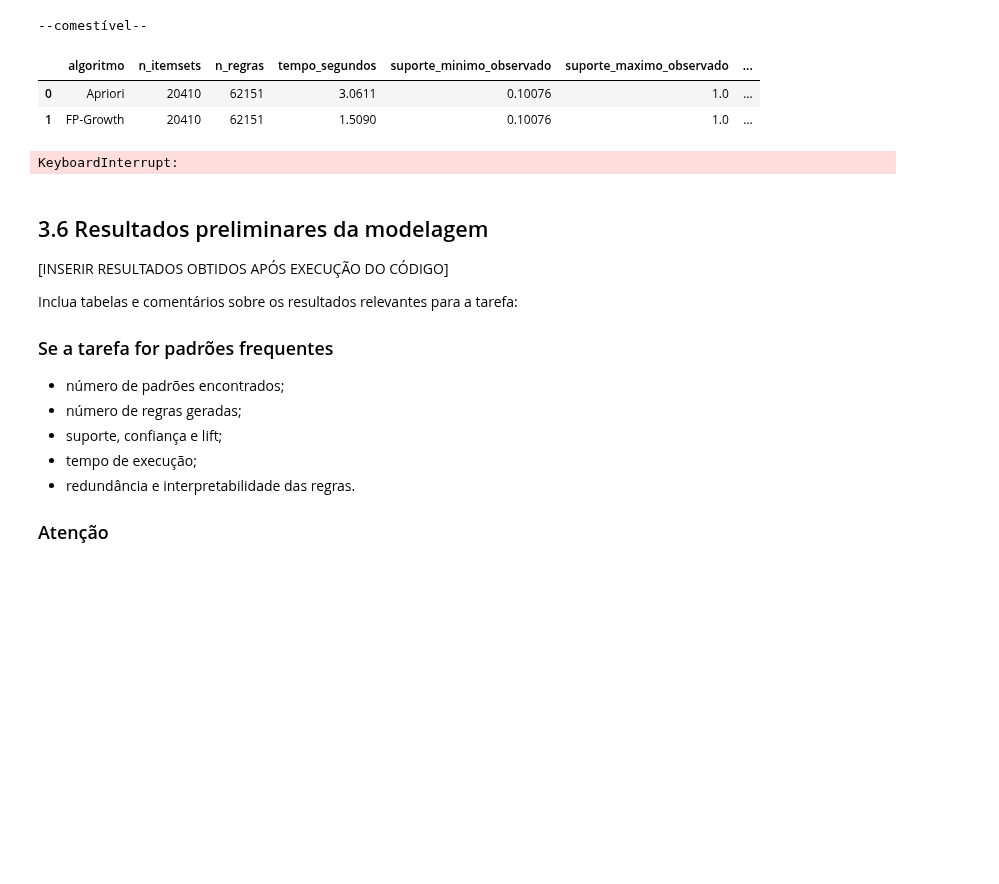
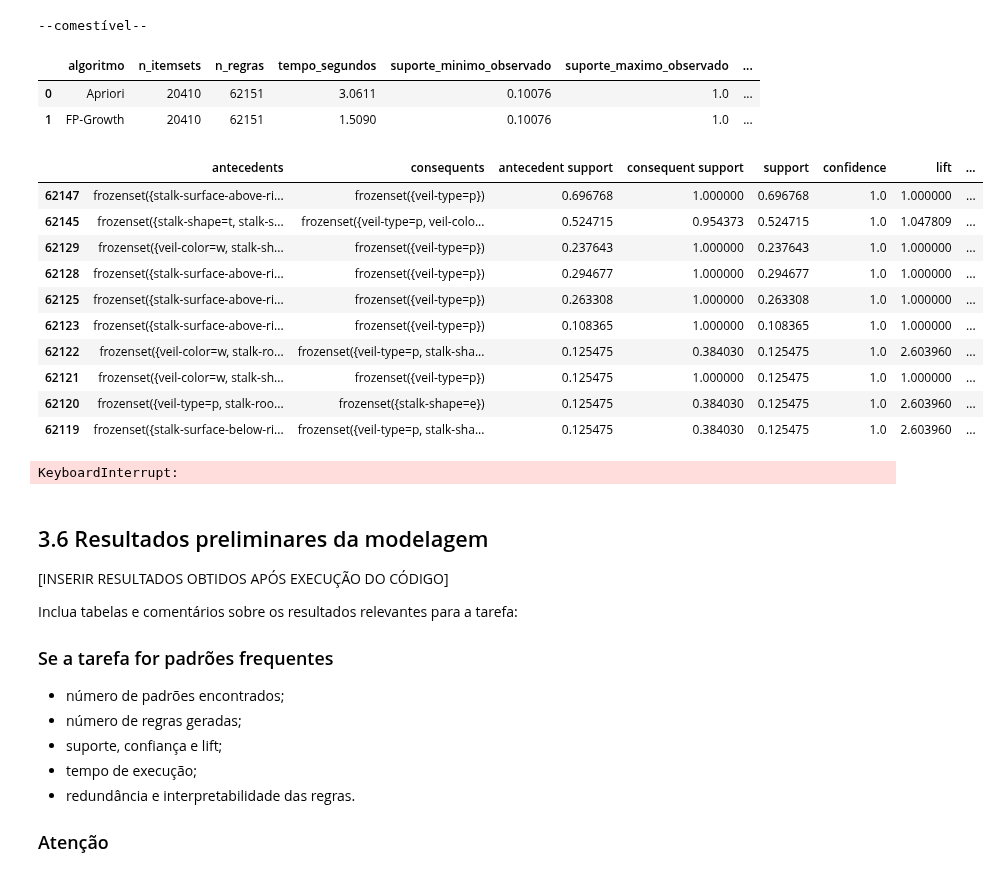
Before and after one commit to DaviOSad/Online-Players-Behavior-Segmentation, a Jupyter notebook: TP1_Fase2_Grupo11.ipynb, the cells around one changed output. Cells and saved outputs as stored; diff of their text form; code cells hidden in the pictures; blank space fills up the shorter version.

```diff
--- a/TP1_Fase2_Grupo11.ipynb
+++ b/TP1_Fase2_Grupo11.ipynb
@@ -1092,6 +1090,20 @@ Requirement already satisfied: threadpoolctl>=3.2.0 in C:\Users\Tsuyy\AppData\Lo
 # Exemplo de execução de Apriori e FP-Growth com mlxtend
 # Esta célula é semi-funcional e depende da instalação da biblioteca mlxtend.
 # O grupo deve ajustar suporte, confiança e métrica conforme o problema.
+
+def filtrar_regras_de_classe(regras: pd.DataFrame) -> pd.DataFrame:
+    consequentes_validos = {
+        frozenset({"classe=poisonous"}),
+        frozenset({"classe=edible"})
+    }
+
+    regras_classe = regras[regras["consequents"].isin(consequentes_validos)].copy()
+    regras_classe = regras_classe[
+        ~regras_classe["antecedents"].apply(lambda itens: any(str(item).startswith("classe=") for item in itens))
+    ]
+
+    return regras_classe
+
 
 def executar_padroes_frequentes(transacoes, min_support=0.05, min_confidence=0.6):
     try:
@@ -1108,8 +1120,6 @@ def executar_padroes_frequentes(transacoes, min_support=0.05, min_confidence=0.6
 
     resultados = {}
 
-    resultados = {}
-
     inicio = time.time()
     itemsets_apriori = apriori(
         df_transacoes,
@@ -1122,6 +1132,7 @@ def executar_padroes_frequentes(transacoes, min_support=0.05, min_confidence=0.6
         metric="confidence",
         min_threshold=min_confidence
     )
+    regras_apriori = filtrar_regras_de_classe(regras_apriori)
     tempo_apriori = time.time() - inicio
 
     resultados["Apriori"] = {
@@ -1142,6 +1153,7 @@ def executar_padroes_frequentes(transacoes, min_support=0.05, min_confidence=0.6
         metric="confidence",
         min_threshold=min_confidence
     )
+    regras_fpgrowth = filtrar_regras_de_classe(regras_fpgrowth)
     tempo_fpgrowth = time.time() - inicio
 
     resultados["FP-Growth"] = {
@@ -1154,17 +1166,11 @@ def executar_padroes_frequentes(transacoes, min_support=0.05, min_confidence=0.6
     return resultados
 
 # Exemplo de uso:
-resultados = {}
-resultados_venenoso = executar_padroes_frequentes(
-    transacoes_venenoso,
+resultados = executar_padroes_frequentes(
+    transacoes,
     min_support=0.1,
     min_confidence=0.9
 )
-resultados_comestivel = executar_padroes_frequentes(
-    transacoes_comestivel,
-    min_support=0.1,
-    min_confidence=0.9
-)
 # %%
 # Resumo dos resultados de mineração de padrões frequentes.
 # Esta célula não inventa resultados; ela apenas resume o que foi executado.
@@ -1210,6 +1211,20 @@ display(resumo_modelagem)
 |  | algoritmo | n_itemsets | n_regras | tempo_segundos | suporte_minimo_observado | suporte_maximo_observado | ... |
 | 0 | Apriori | 20410 | 62151 | 3.0611 | 0.10076 | 1.0 | ... |
 | 1 | FP-Growth | 20410 | 62151 | 1.5090 | 0.10076 | 1.0 | ... |
+# %%
+resultados["Apriori"]["regras"].sort_values(by=["confidence", "lift"], ascending=False).head(10)
+# %% [output]
+|  | antecedents | consequents | antecedent support | consequent support | support | confidence | lift | ... |
+| 62147 | frozenset({stalk-surface-above-ri... | frozenset({veil-type=p}) | 0.696768 | 1.000000 | 0.696768 | 1.0 | 1.000000 | ... |
+| 62145 | frozenset({stalk-shape=t, stalk-s... | frozenset({veil-type=p, veil-colo... | 0.524715 | 0.954373 | 0.524715 | 1.0 | 1.047809 | ... |
+| 62129 | frozenset({veil-color=w, stalk-sh... | frozenset({veil-type=p}) | 0.237643 | 1.000000 | 0.237643 | 1.0 | 1.000000 | ... |
+| 62128 | frozenset({stalk-surface-above-ri... | frozenset({veil-type=p}) | 0.294677 | 1.000000 | 0.294677 | 1.0 | 1.000000 | ... |
+| 62125 | frozenset({stalk-surface-above-ri... | frozenset({veil-type=p}) | 0.263308 | 1.000000 | 0.263308 | 1.0 | 1.000000 | ... |
+| 62123 | frozenset({stalk-surface-above-ri... | frozenset({veil-type=p}) | 0.108365 | 1.000000 | 0.108365 | 1.0 | 1.000000 | ... |
+| 62122 | frozenset({veil-color=w, stalk-ro... | frozenset({veil-type=p, stalk-sha... | 0.125475 | 0.384030 | 0.125475 | 1.0 | 2.603960 | ... |
+| 62121 | frozenset({veil-color=w, stalk-sh... | frozenset({veil-type=p}) | 0.125475 | 1.000000 | 0.125475 | 1.0 | 1.000000 | ... |
+| 62120 | frozenset({veil-type=p, stalk-roo... | frozenset({stalk-shape=e}) | 0.125475 | 0.384030 | 0.125475 | 1.0 | 2.603960 | ... |
+| 62119 | frozenset({stalk-surface-below-ri... | frozenset({veil-type=p, stalk-sha... | 0.125475 | 0.384030 | 0.125475 | 1.0 | 2.603960 | ... |
 # %%
 # Exemplo de variação de parâmetros
 # Útil para verificar se os resultados são sensíveis às escolhas de suporte e confiança.
```
Also changed, not shown: parts of 3 cells of this notebook.
